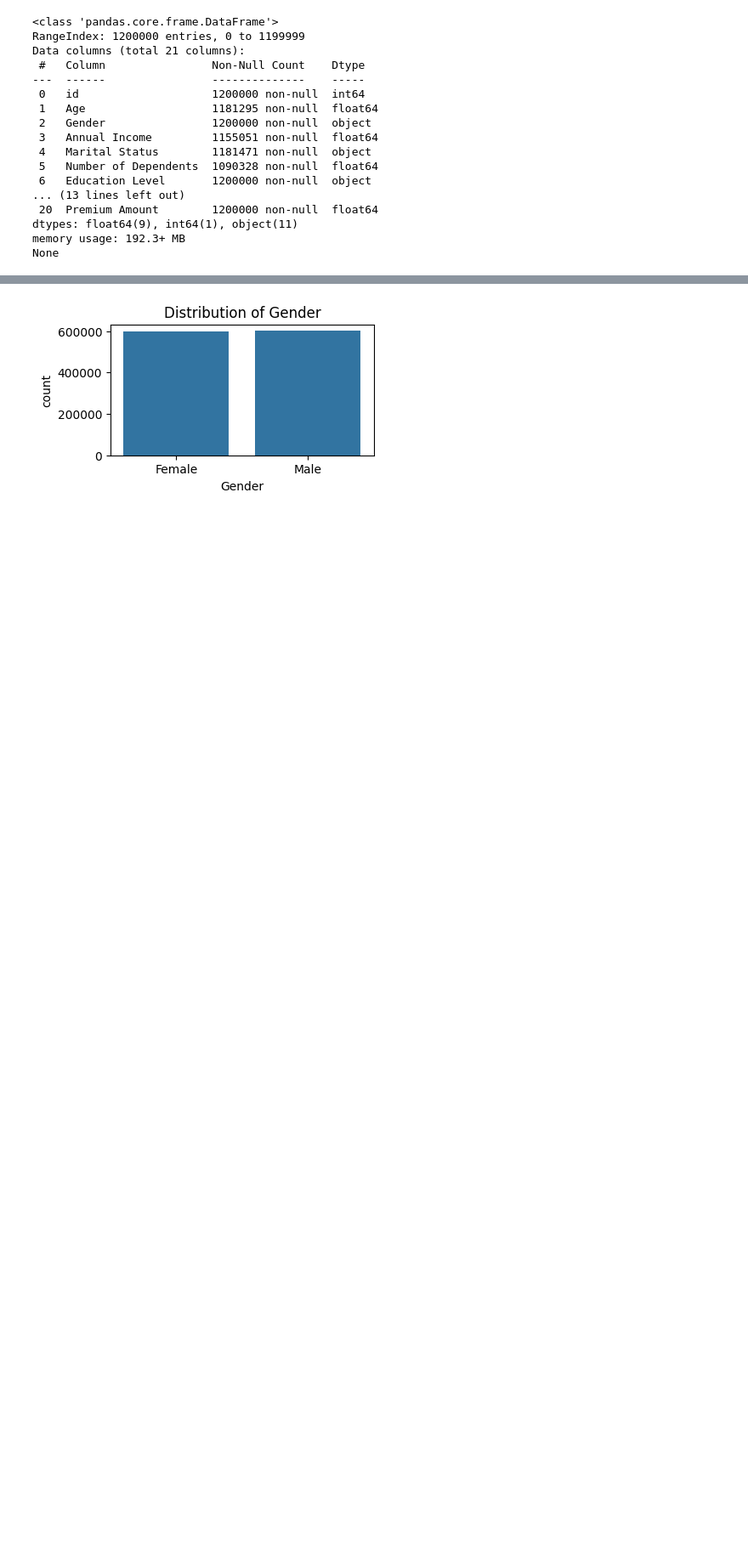
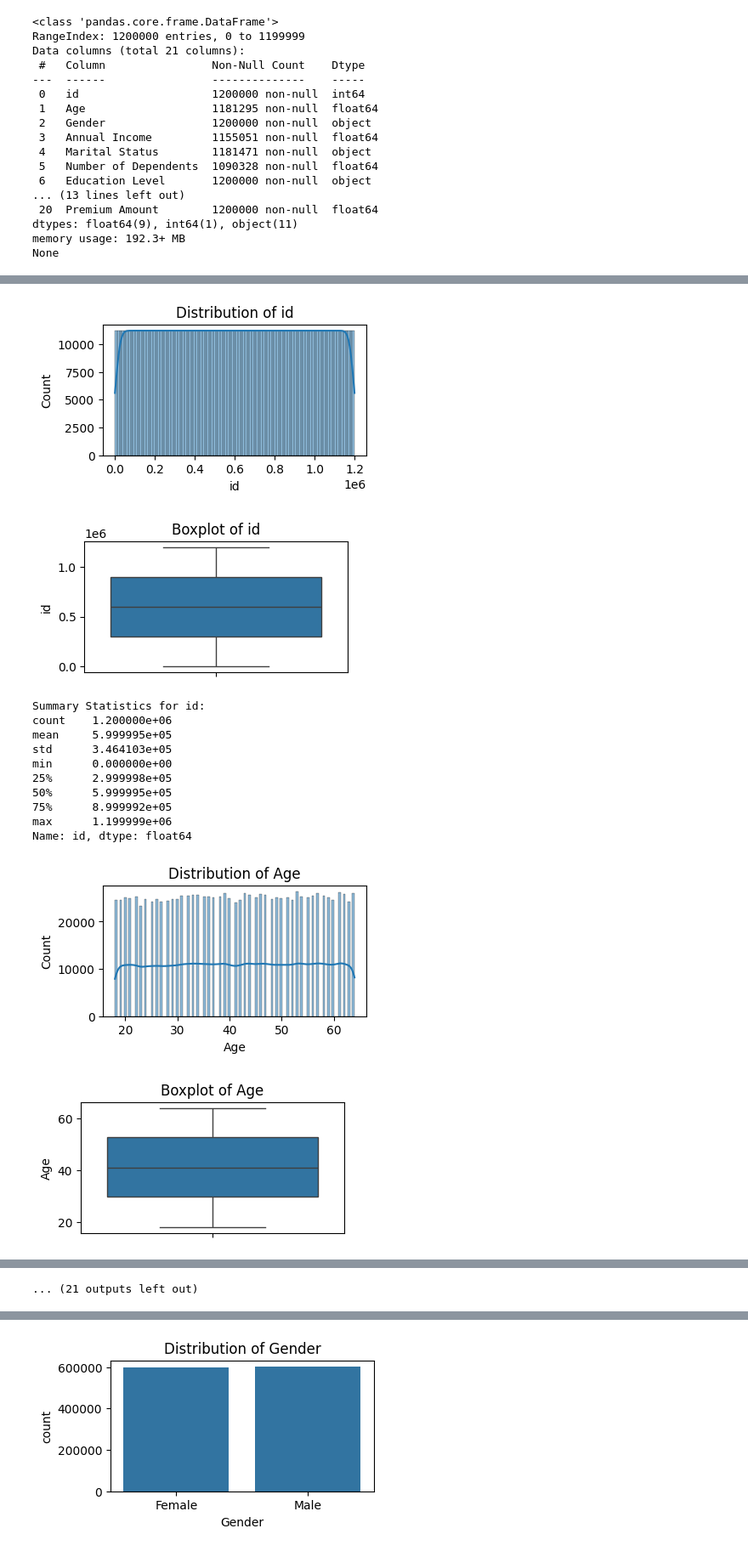
Before and after one commit to Mahaa-Lakshmi/SmartPremium, a Jupyter notebook: notebooks/EDA.ipynb, the cells around one changed output, grey strips where cells are left out. Shown at 85% size. Drawn from its saved outputs; the diff is of its cells as text; code cells hidden in the pictures; blank space fills up the shorter version.

```diff
--- a/notebooks/EDA.ipynb
+++ b/notebooks/EDA.ipynb
@@ -78,0 +106,29 @@ Categorical columns List:-
+# %%
+# Numerical Variables
+for col in numerical_features:
+    plt.figure(figsize=(4,2))
+    sns.histplot(data[col], kde=True)
+    plt.title(f'Distribution of {col}')
+    plt.show()
+
+    plt.figure(figsize=(4,2))
+    sns.boxplot(data[col])
+    plt.title(f'Boxplot of {col}')
+    plt.show()
+
+    print(f"Summary Statistics for {col}:\n{data[col].describe()}\n")
+# %% [output]
+[figure, added]
+[figure, added]
+Summary Statistics for id:
+count    1.200000e+06
+mean     5.999995e+05
+std      3.464103e+05
+min      0.000000e+00
+25%      2.999998e+05
+50%      5.999995e+05
+75%      8.999992e+05
+max      1.199999e+06
+Name: id, dtype: float64
+[figure, added]
+[figure, added]
@@ -79,3 +169,4 @@ Categorical columns List:-
+... (21 outputs left out)
 # %%
 for i in ['Previous Claims','Number of Dependents','Insurance Duration','Vehicle Age']:
     numerical_features.remove(i)
```
Also changed, not shown: parts of 14 cells of this notebook, 1 other file.
